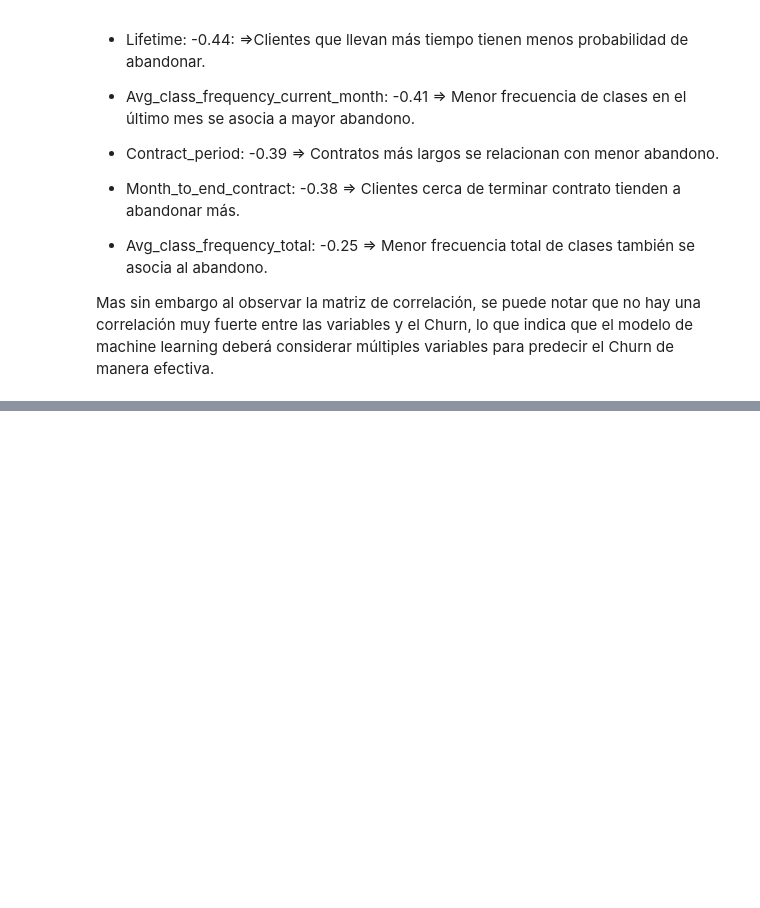
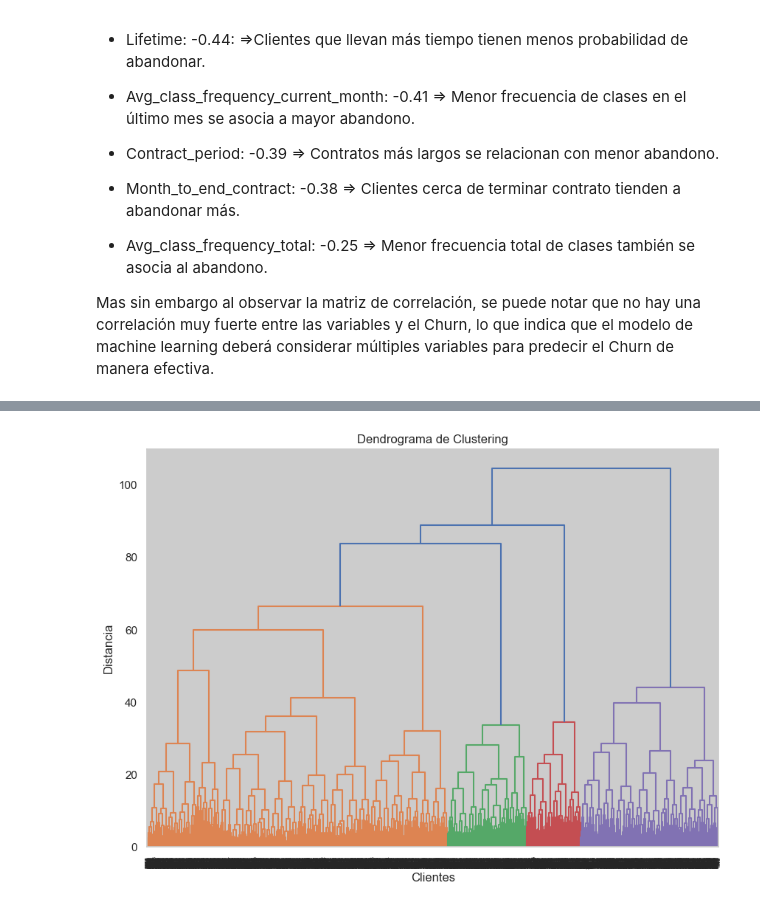
Before and after one commit to DavidRC-Ing/Project_MODEL_FITNESS, a Jupyter notebook: Project_GYM.ipynb, the cells around one changed output, grey strips where cells are left out. Saved outputs shown, nothing was run; the diff lists cells and outputs as text; code cells hidden in the pictures; blank space fills up the shorter version.

```diff
--- a/Project_GYM.ipynb
+++ b/Project_GYM.ipynb
@@ -252,0 +363,16 @@ Para construir un modelo que prediga la probabilidad de cancelación de usuarios
+# %%
+
+# Standardizar los datos para el clustering
+scaler = StandardScaler()
+X_sc= scaler.fit_transform(X)
+
+linked= linkage(X_sc, method='ward')
+
+plt.figure(figsize=(10, 7))
+dendrogram(linked, orientation='top', distance_sort='descending', show_leaf_counts=True)
+plt.title('Dendrograma de Clustering')
+plt.xlabel('Clientes')
+plt.ylabel('Distancia')
+plt.show()
+# %% [output]
+[figure, added]
```
Also changed, not shown: parts of 7 cells of this notebook.
